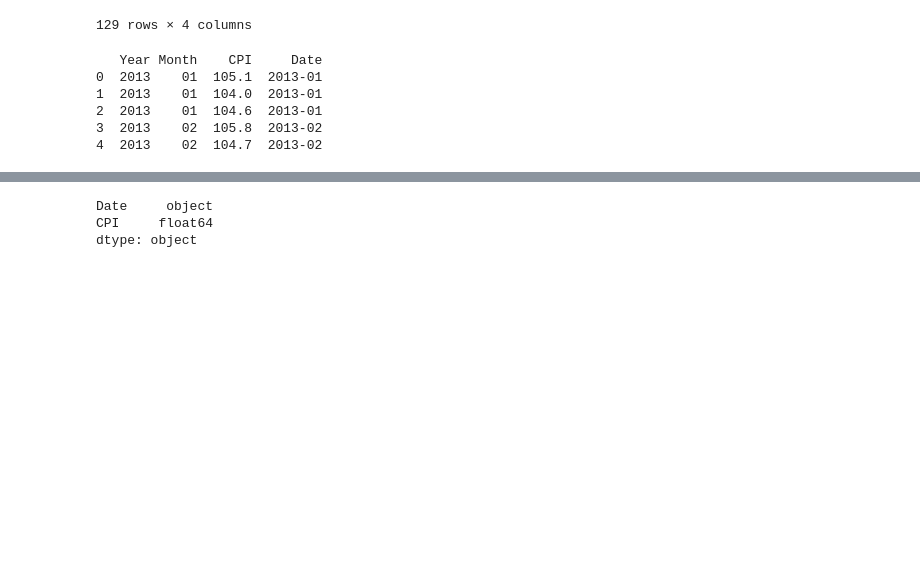
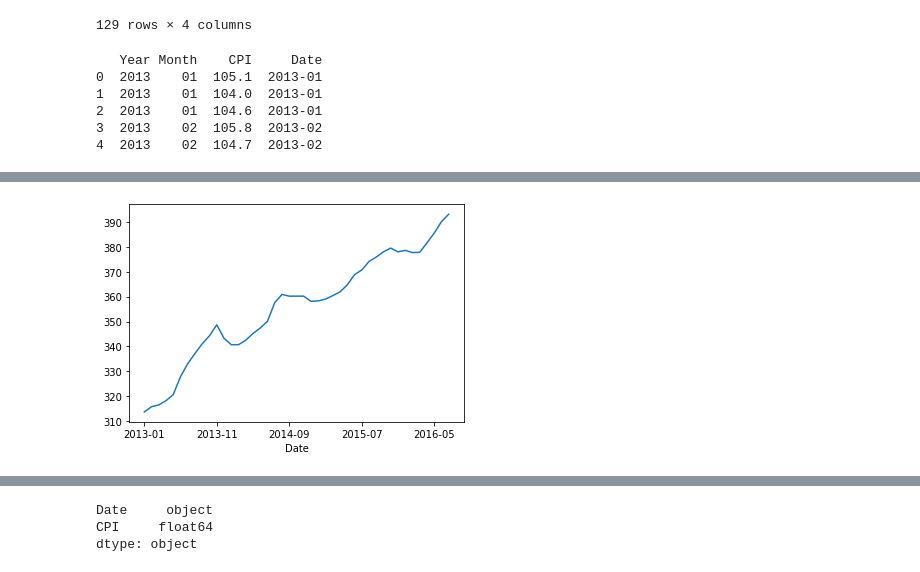
Before and after one commit to x21176671/projG, a Jupyter notebook: x_20142919_ARIMA.ipynb, the cells around one changed output, grey strips where cells are left out. Saved outputs shown, nothing was run; the diff lists cells and outputs as text; code cells hidden in the pictures; blank space fills up the shorter version.

```diff
--- a/x_20142919_ARIMA.ipynb
+++ b/x_20142919_ARIMA.ipynb
@@ -170,9 +157,9 @@ float64
 #Replace missing value with mean
 x = data["Housing"].mean()
 data["Housing"].fillna(x, inplace = True)
-# %%
-#Rename names of columns
-data.rename(columns = {'Pulses and products':'Pulses_and_Products','General index':'CPI'}, inplace = True)
+# %%
+#Rename names of columns
+data.rename(columns = {'General index':'CPI'}, inplace = True)#Rename names of columns
 # %%
 #Create dataframe for future analysis
 data1 = pd.DataFrame([data.Year, data.Month, data.CPI]).transpose()
@@ -230,3 +217,11 @@ print(data1.head())
 2  2013    01  104.6  2013-01
 3  2013    02  105.8  2013-02
 4  2013    02  104.7  2013-02
+# %%
+#group data by years
+newdata = data1.groupby('Date', as_index = False).agg({'CPI': 'sum'})
+# %%
+# assign index for dataframe
+newdata.index = newdata.Date
+del newdata['Date']
+print(newdata.head())
@@ -233 +236,8 @@ print(data1.head())
+# %%
+from matplotlib import pyplot
+series = newdata.CPI
+series.plot()
+pyplot.show()
+# %% [output]
+[figure, added]
 # %%
```
Also changed, not shown: parts of 21 cells of this notebook.
